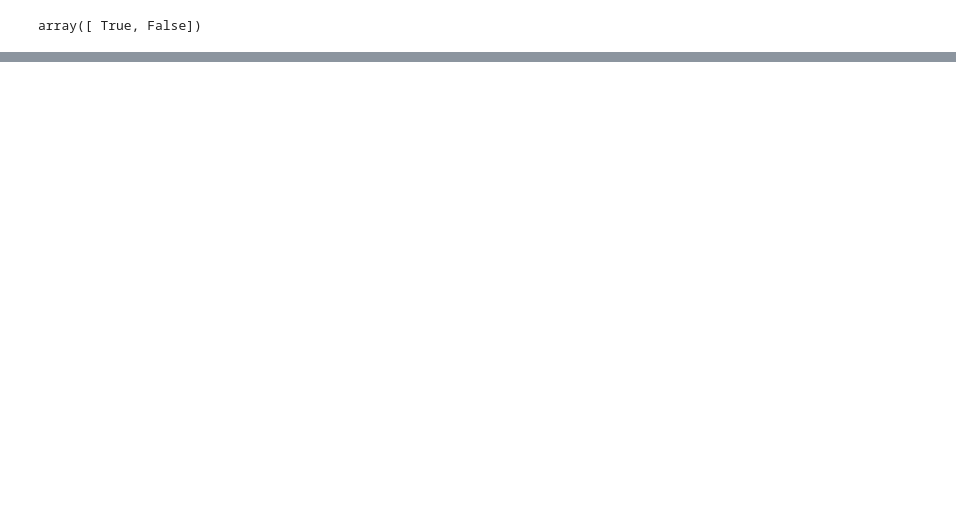
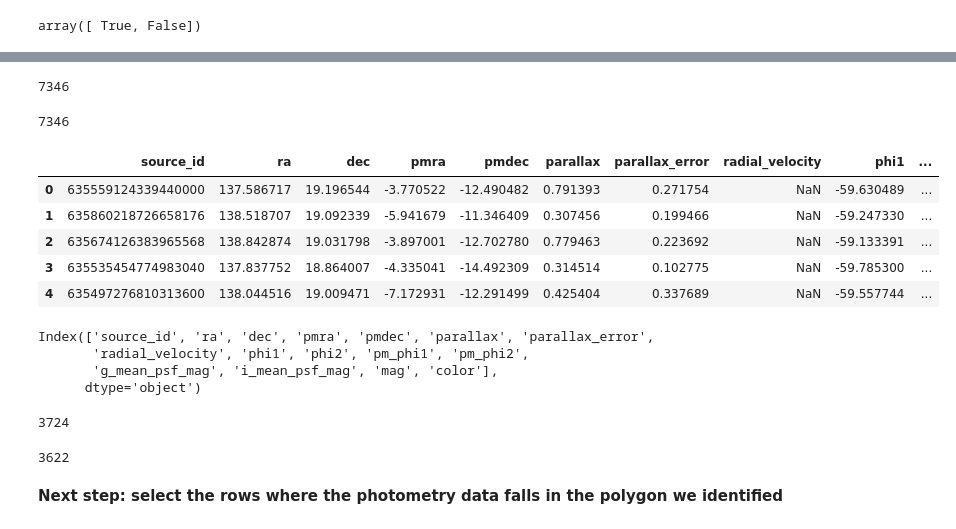
Before and after one commit to AllenDowney/AstronomicalData, a Jupyter notebook: _sources/pilot_day4.ipynb, the cells around one changed output, grey strips where cells are left out. Drawn from its saved outputs; the diff is of its cells as text; code cells hidden in the pictures; blank space fills up the shorter version.

```diff
--- a/_sources/pilot_day4.ipynb
+++ b/_sources/pilot_day4.ipynb
@@ -223,0 +286,21 @@ array([ True, False])
+# %%
+merged = pd.merge(candidate_df, photo_df,
+                  on='source_id',
+                  how='left')
+# %%
+len(merged)
+# %% [output]
+7346
+# %%
+len(candidate_df)
+# %% [output]
+7346
+# %%
+merged.head()
+# %% [output]
+|  | source_id | ra | dec | pmra | pmdec | parallax | parallax_error | radial_velocity | phi1 | ... |
+| 0 | 635559124339440000 | 137.586717 | 19.196544 | -3.770522 | -12.490482 | 0.791393 | 0.271754 | NaN | -59.630489 | ... |
+| 1 | 635860218726658176 | 138.518707 | 19.092339 | -5.941679 | -11.346409 | 0.307456 | 0.199466 | NaN | -59.247330 | ... |
+| 2 | 635674126383965568 | 138.842874 | 19.031798 | -3.897001 | -12.702780 | 0.779463 | 0.223692 | NaN | -59.133391 | ... |
+| 3 | 635535454774983040 | 137.837752 | 18.864007 | -4.335041 | -14.492309 | 0.314514 | 0.102775 | NaN | -59.785300 | ... |
+| 4 | 635497276810313600 | 138.044516 | 19.009471 | -7.172931 | -12.291499 | 0.425404 | 0.337689 | NaN | -59.557744 | ... |
@@ -223,0 +311,17 @@ array([ True, False])
+# %%
+merged.columns
+# %% [output]
+Index(['source_id', 'ra', 'dec', 'pmra', 'pmdec', 'parallax', 'parallax_error',
+       'radial_velocity', 'phi1', 'phi2', 'pm_phi1', 'pm_phi2',
+       'g_mean_psf_mag', 'i_mean_psf_mag', 'mag', 'color'],
+      dtype='object')
+# %%
+merged['color'].notnull().sum()
+# %% [output]
+3724
+# %%
+merged['color'].isnull().sum()
+# %% [output]
+3622
+# %% [markdown]
+**Next step: select the rows where the photometry data falls in the polygon we identified**
```
Also changed, not shown: parts of 33 cells of this notebook, 33 other files.
